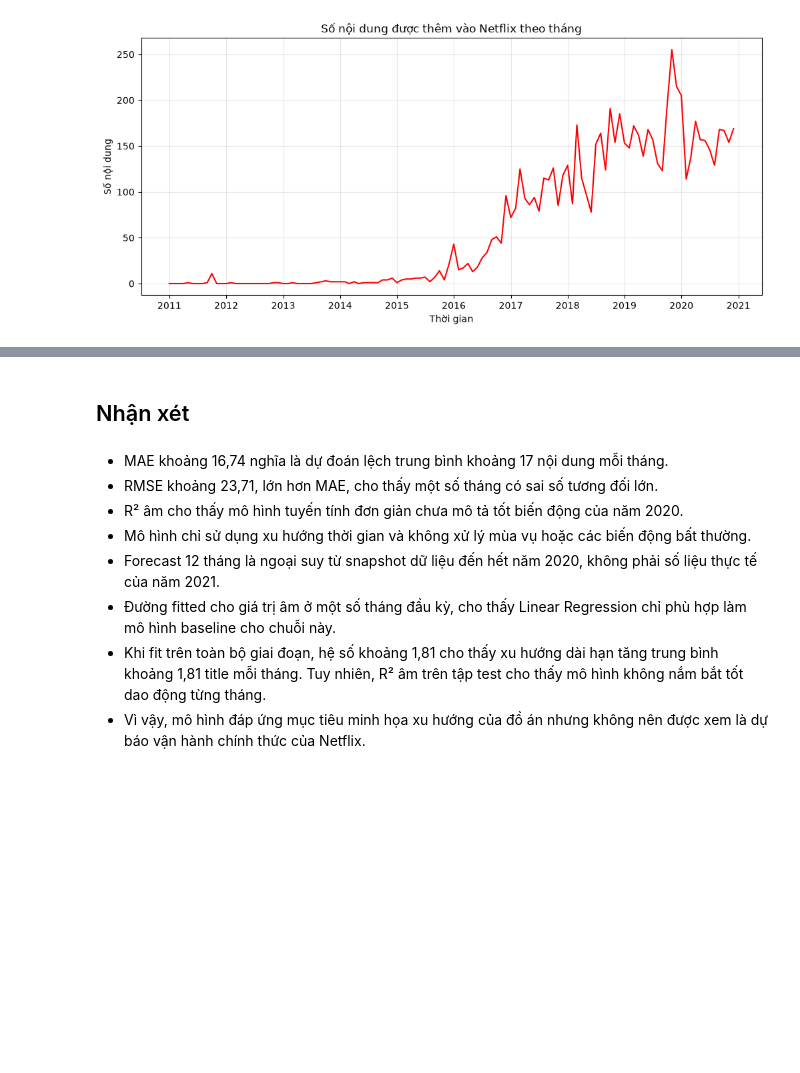
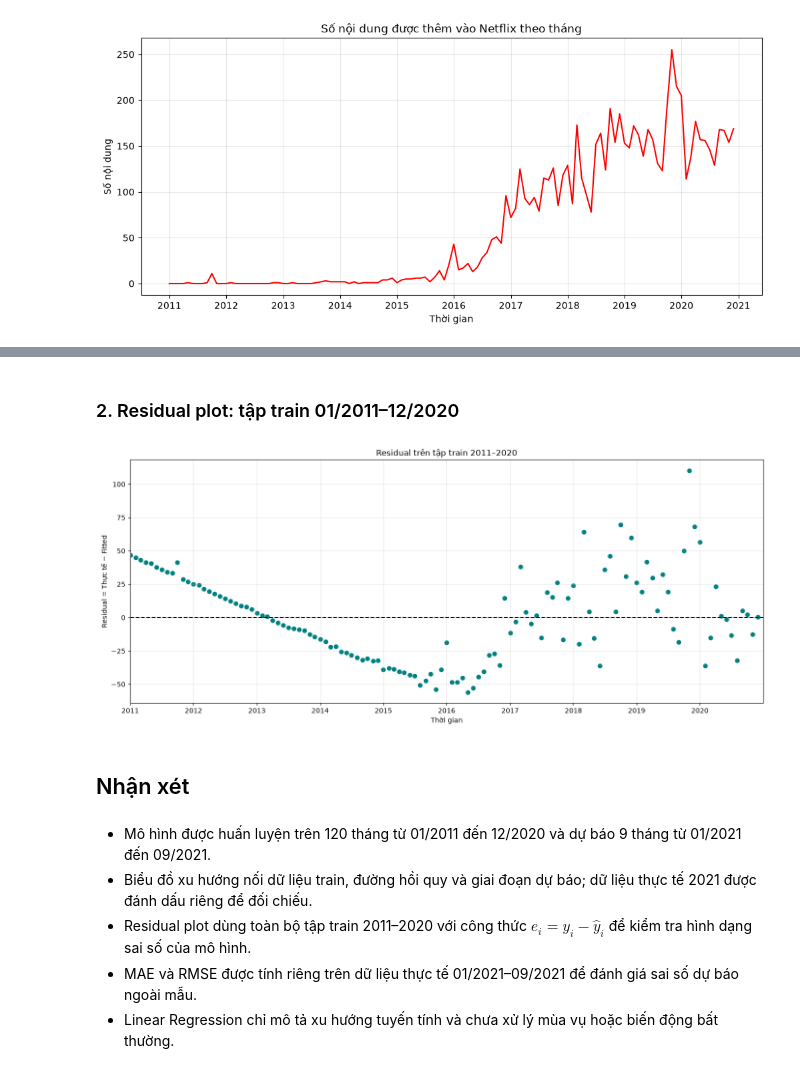
Before and after one commit to JPDeep4122/Project_DataVisualization, a Jupyter notebook: notebook/03_model.ipynb, the cells around one changed output, grey strips where cells are left out. Cells and saved outputs as stored; diff of their text form; code cells hidden in the pictures; blank space fills up the shorter version.

```diff
--- a/notebook/03_model.ipynb
+++ b/notebook/03_model.ipynb
@@ -286 +288,35 @@ plt.show()
+# %% [markdown]
+### 2. Residual plot: tập train 01/2011–12/2020
+# %%
+plt.figure(figsize=(14, 6))
+
+plt.scatter(
+    df["month"],
+    df["residual"],
+    color="teal"
+)
+plt.axhline(
+    0,
+    color="black",
+    linestyle="--"
+)
+
+plt.title("Residual trên tập train 2011–2020")
+plt.xlabel("Thời gian")
+plt.ylabel("Residual = Thực tế − Fitted")
+plt.xlim(pd.Timestamp("2011-01-01"), pd.Timestamp("2020-12-31"))
+plt.xticks(
+    pd.date_range("2011-01-01", "2020-01-01", freq="YS"),
+    range(2011, 2021)
+)
+plt.grid(alpha=0.3)
+plt.tight_layout()
+
+plt.savefig(
+    output_dir / "residual_plot.png",
+    dpi=180
+)
+plt.show()
+# %% [output]
+[figure, added]
 # %%
@@ -301,11 +341,8 @@ future[
 # %% [markdown]
 ## Nhận xét
 # %% [markdown]
-- MAE khoảng 16,74 nghĩa là dự đoán lệch trung bình khoảng 17 nội dung mỗi tháng.
-- RMSE khoảng 23,71, lớn hơn MAE, cho thấy một số tháng có sai số tương đối lớn.
-- R² âm cho thấy mô hình tuyến tính đơn giản chưa mô tả tốt biến động của năm 2020.
-- Mô hình chỉ sử dụng xu hướng thời gian và không xử lý mùa vụ hoặc các biến động bất thường.
-- Forecast 12 tháng là ngoại suy từ snapshot dữ liệu đến hết năm 2020, không phải số liệu thực tế của năm 2021.
-- Đường fitted cho giá trị âm ở một số tháng đầu kỳ, cho thấy Linear Regression chỉ phù hợp làm mô hình baseline cho chuỗi này.
-- Khi fit trên toàn bộ giai đoạn, hệ số khoảng 1,81 cho thấy xu hướng dài hạn tăng trung bình khoảng 1,81 title mỗi tháng. Tuy nhiên, R² âm trên tập test cho thấy mô hình không nắm bắt tốt dao động từng tháng.
-- Vì vậy, mô hình đáp ứng mục tiêu minh họa xu hướng của đồ án nhưng không nên được xem là dự báo vận hành chính thức của Netflix.
+- Mô hình được huấn luyện trên 120 tháng từ 01/2011 đến 12/2020 và dự báo 9 tháng từ 01/2021 đến 09/2021.
+- Biểu đồ xu hướng nối dữ liệu train, đường hồi quy và giai đoạn dự báo; dữ liệu thực tế 2021 được đánh dấu riêng để đối chiếu.
+- Residual plot dùng toàn bộ tập train 2011–2020 với công thức $e_i = y_i - \hat{y}_i$ để kiểm tra hình dạng sai số của mô hình.
+- MAE và RMSE được tính riêng trên dữ liệu thực tế 01/2021–09/2021 để đánh giá sai số dự báo ngoài mẫu.
+- Linear Regression chỉ mô tả xu hướng tuyến tính và chưa xử lý mùa vụ hoặc biến động bất thường.
```
Also changed, not shown: parts of 23 cells of this notebook.
